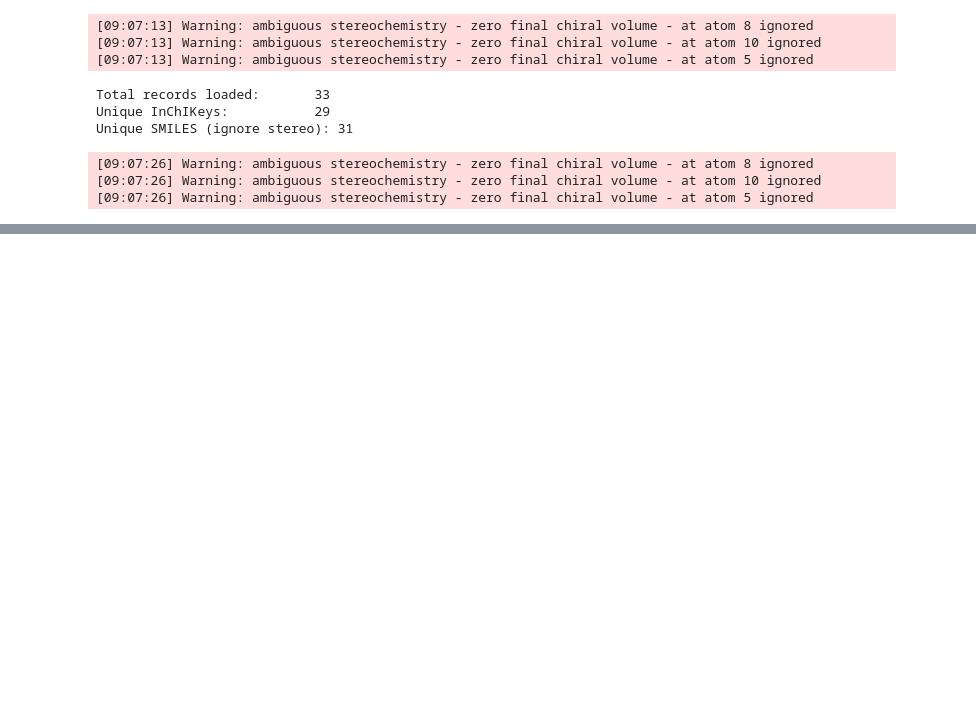
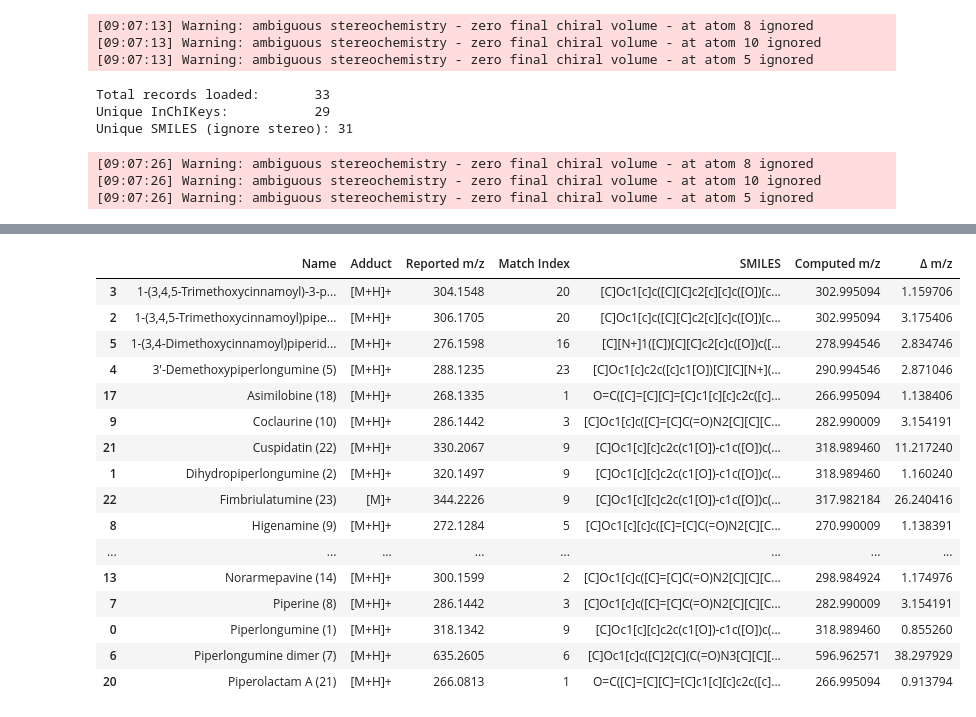
Before and after one commit to pluskal-lab/DreaMS_MIMB, a Jupyter notebook: notebooks/molecules_identification.ipynb, the cells around one changed output, grey strips where cells are left out. Drawn from its saved outputs; the diff is of its cells as text; code cells hidden in the pictures; blank space fills up the shorter version.

```diff
--- a/notebooks/molecules_identification.ipynb
+++ b/notebooks/molecules_identification.ipynb
@@ -38,0 +139,72 @@ Unique SMILES (ignore stereo): 31
+# %%
+import pandas as pd
+from rdkit import Chem
+from rdkit.Chem import Descriptors
+
+# constants
+CSV_PATH  = "/Users/macbook/CODE/DreaMS_MIMB/data/molecules/P__fimbriulatum_Alkaloids.csv"
+SDF_PATH  = "/Users/macbook/CODE/DreaMS_MIMB/data/molecules/structures_v2.sdf"
+PROTON    = 1.007276466
+
+# 1) load paper compounds
+paper = pd.read_csv(CSV_PATH)
+paper['m/z'] = pd.to_numeric(paper['m/z'], errors='coerce')
+paper = paper.dropna(subset=['m/z']).reset_index(drop=True)
+
+# helper to apply the right adduct mass shift
+def mz_from_exact(exact_mass, adduct):
+    if "[M+H]+" in adduct:
+        return exact_mass + PROTON
+    elif "[M]" == adduct.strip():
+        return exact_mass
+    else:
+        # you can extend this for other adduct types if needed
+        return exact_mass
+
+# 2) load your 33 molecules
+supplier = Chem.SDMolSupplier(SDF_PATH, removeHs=False)
+mols     = [m for m in supplier if m is not None]
+
+# 3) compute exact mass for each and store
+compounds = []
+for idx, mol in enumerate(mols, start=1):
+    exact = Descriptors.ExactMolWt(mol)
+    smiles = Chem.MolToSmiles(mol, isomericSmiles=False)
+    compounds.append({
+        'Index': idx,
+        'ExactMass': exact,
+        'SMILES': smiles
+    })
+comp_df = pd.DataFrame(compounds)
+
+# 4) for each paper row, find the RDKit molecule with the smallest |computed_mz – reported_mz|
+matches = []
+for _, row in paper.iterrows():
+    target_mz = row['m/z']
+    best_idx, best_smi, best_cmz, best_diff = None, None, None, float('inf')
+    for _, c in comp_df.iterrows():
+        cmz  = mz_from_exact(c['ExactMass'], row['Adduct'])
+        diff = abs(cmz - target_mz)
+        if diff < best_diff:
+            best_diff   = diff
+            best_idx    = c['Index']
+            best_smi    = c['SMILES']
+            best_cmz    = cmz
+    matches.append({
+        'Name':       row['Name'],
+        'Adduct':     row['Adduct'],
+        'Reported m/z':  target_mz,
+        'Match Index':   best_idx,
+        'SMILES':        best_smi,
+        'Computed m/z':  best_cmz,
+        'Δ m/z':         best_diff
+    })
+
+match_df = pd.DataFrame(matches).sort_values('Name')
+
+# show result
+print(f"Paper entries : {len(paper)}")
+print(f"RDKit records : {len(comp_df)}")
+print("\nClosest‐match table (one row per paper compound):")
+match_df
+# %% [output]
@@ -38,0 +218,17 @@ Unique SMILES (ignore stereo): 31
+|  | Name | Adduct | Reported m/z | Match Index | SMILES | Computed m/z | Δ m/z |
+| 3 | 1-(3,4,5-Trimethoxycinnamoyl)-3-p... | [M+H]+ | 304.1548 | 20 | [C]Oc1[c]c([C][C]c2[c][c]c([O])[c... | 302.995094 | 1.159706 |
+| 2 | 1-(3,4,5-Trimethoxycinnamoyl)pipe... | [M+H]+ | 306.1705 | 20 | [C]Oc1[c]c([C][C]c2[c][c]c([O])[c... | 302.995094 | 3.175406 |
+| 5 | 1-(3,4-Dimethoxycinnamoyl)piperid... | [M+H]+ | 276.1598 | 16 | [C][N+]1([C])[C][C]c2[c]c([O])c([... | 278.994546 | 2.834746 |
+| 4 | 3'-Demethoxypiperlongumine (5) | [M+H]+ | 288.1235 | 23 | [C]Oc1[c]c2c([c]c1[O])[C][C][N+](... | 290.994546 | 2.871046 |
+| 17 | Asimilobine (18) | [M+H]+ | 268.1335 | 1 | O=C([C]=[C][C]=[C]c1[c][c]c2c([c]... | 266.995094 | 1.138406 |
+| 9 | Coclaurine (10) | [M+H]+ | 286.1442 | 3 | [C]Oc1[c]c([C]=[C]C(=O)N2[C][C][C... | 282.990009 | 3.154191 |
+| 21 | Cuspidatin (22) | [M+H]+ | 330.2067 | 9 | [C]Oc1[c][c]c2c(c1[O])-c1c([O])c(... | 318.989460 | 11.217240 |
+| 1 | Dihydropiperlongumine (2) | [M+H]+ | 320.1497 | 9 | [C]Oc1[c][c]c2c(c1[O])-c1c([O])c(... | 318.989460 | 1.160240 |
+| 22 | Fimbriulatumine (23) | [M]+ | 344.2226 | 9 | [C]Oc1[c][c]c2c(c1[O])-c1c([O])c(... | 317.982184 | 26.240416 |
+| 8 | Higenamine (9) | [M+H]+ | 272.1284 | 5 | [C]Oc1[c][c]c([C]=[C]C(=O)N2[C][C... | 270.990009 | 1.138391 |
+| ... | ... | ... | ... | ... | ... | ... | ... |
+| 13 | Norarmepavine (14) | [M+H]+ | 300.1599 | 2 | [C]Oc1[c]c([C]=[C]C(=O)N2[C][C][C... | 298.984924 | 1.174976 |
+| 7 | Piperine (8) | [M+H]+ | 286.1442 | 3 | [C]Oc1[c]c([C]=[C]C(=O)N2[C][C][C... | 282.990009 | 3.154191 |
+| 0 | Piperlongumine (1) | [M+H]+ | 318.1342 | 9 | [C]Oc1[c][c]c2c(c1[O])-c1c([O])c(... | 318.989460 | 0.855260 |
+| 6 | Piperlongumine dimer (7) | [M+H]+ | 635.2605 | 6 | [C]Oc1[c]c([C]2[C](C(=O)N3[C][C][... | 596.962571 | 38.297929 |
+| 20 | Piperolactam A (21) | [M+H]+ | 266.0813 | 1 | O=C([C]=[C][C]=[C]c1[c][c]c2c([c]... | 266.995094 | 0.913794 |
```
Also changed, not shown: parts of 16 cells of this notebook.
